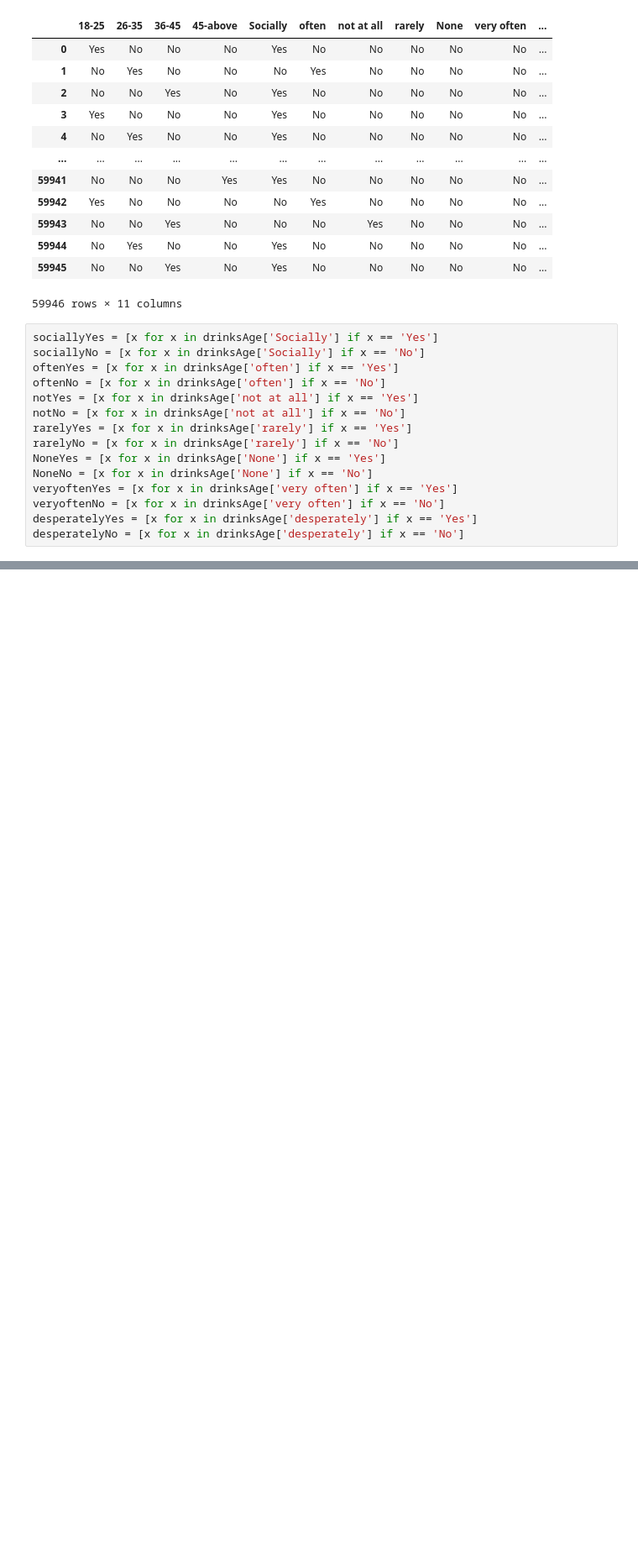
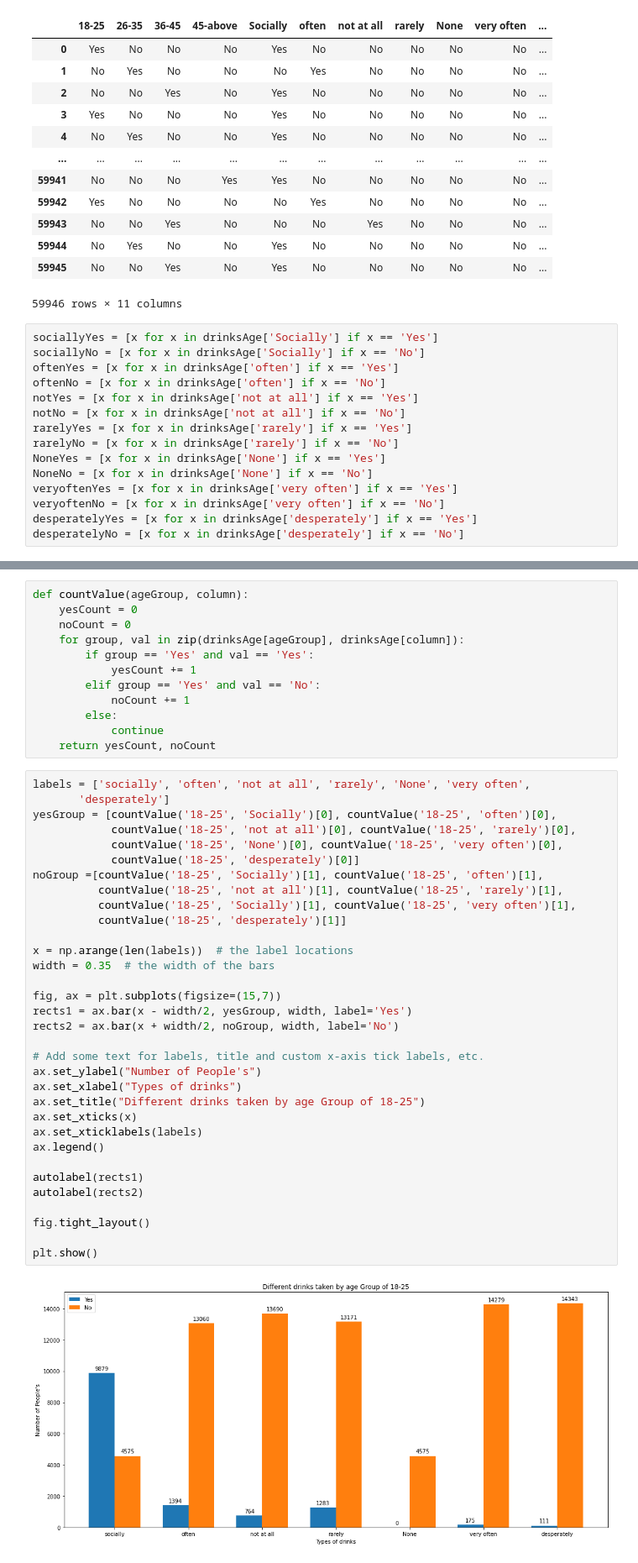
Before and after one commit to subhamyadav580/Data_analysis_of_dating_site_Dataset, a Jupyter notebook: dating_skeleton.ipynb, the cells around one changed output, grey strips where cells are left out. Shown: that part at 84% size. Drawn from its saved outputs; the diff is of its cells as text; blank space fills up the shorter version.

```diff
--- a/dating_skeleton.ipynb
+++ b/dating_skeleton.ipynb
@@ -305,0 +308,47 @@ array(['socially', 'often', 'not at all', 'rarely', None, 'very often',
+# %%
+def countValue(ageGroup, column):
+    yesCount = 0
+    noCount = 0
+    for group, val in zip(drinksAge[ageGroup], drinksAge[column]):
+        if group == 'Yes' and val == 'Yes':
+            yesCount += 1
+        elif group == 'Yes' and val == 'No':
+            noCount += 1
+        else:
+            continue
+    return yesCount, noCount
+# %%
+labels = ['socially', 'often', 'not at all', 'rarely', 'None', 'very often',
+       'desperately']
+yesGroup = [countValue('18-25', 'Socially')[0], countValue('18-25', 'often')[0],
+            countValue('18-25', 'not at all')[0], countValue('18-25', 'rarely')[0],
+            countValue('18-25', 'None')[0], countValue('18-25', 'very often')[0],
+            countValue('18-25', 'desperately')[0]]
+noGroup =[countValue('18-25', 'Socially')[1], countValue('18-25', 'often')[1],
+          countValue('18-25', 'not at all')[1], countValue('18-25', 'rarely')[1],
+          countValue('18-25', 'Socially')[1], countValue('18-25', 'very often')[1],
+          countValue('18-25', 'desperately')[1]]
+
+x = np.arange(len(labels))  # the label locations
+width = 0.35  # the width of the bars
+
+fig, ax = plt.subplots(figsize=(15,7))
+rects1 = ax.bar(x - width/2, yesGroup, width, label='Yes')
+rects2 = ax.bar(x + width/2, noGroup, width, label='No')
+
+# Add some text for labels, title and custom x-axis tick labels, etc.
+ax.set_ylabel("Number of People's")
+ax.set_xlabel("Types of drinks")
+ax.set_title("Different drinks taken by age Group of 18-25")
+ax.set_xticks(x)
+ax.set_xticklabels(labels)
+ax.legend()
+
+autolabel(rects1)
+autolabel(rects2)
+
+fig.tight_layout()
+
+plt.show()
+# %% [output]
+[figure, added]
```
Also changed, not shown: parts of 7 cells of this notebook.
